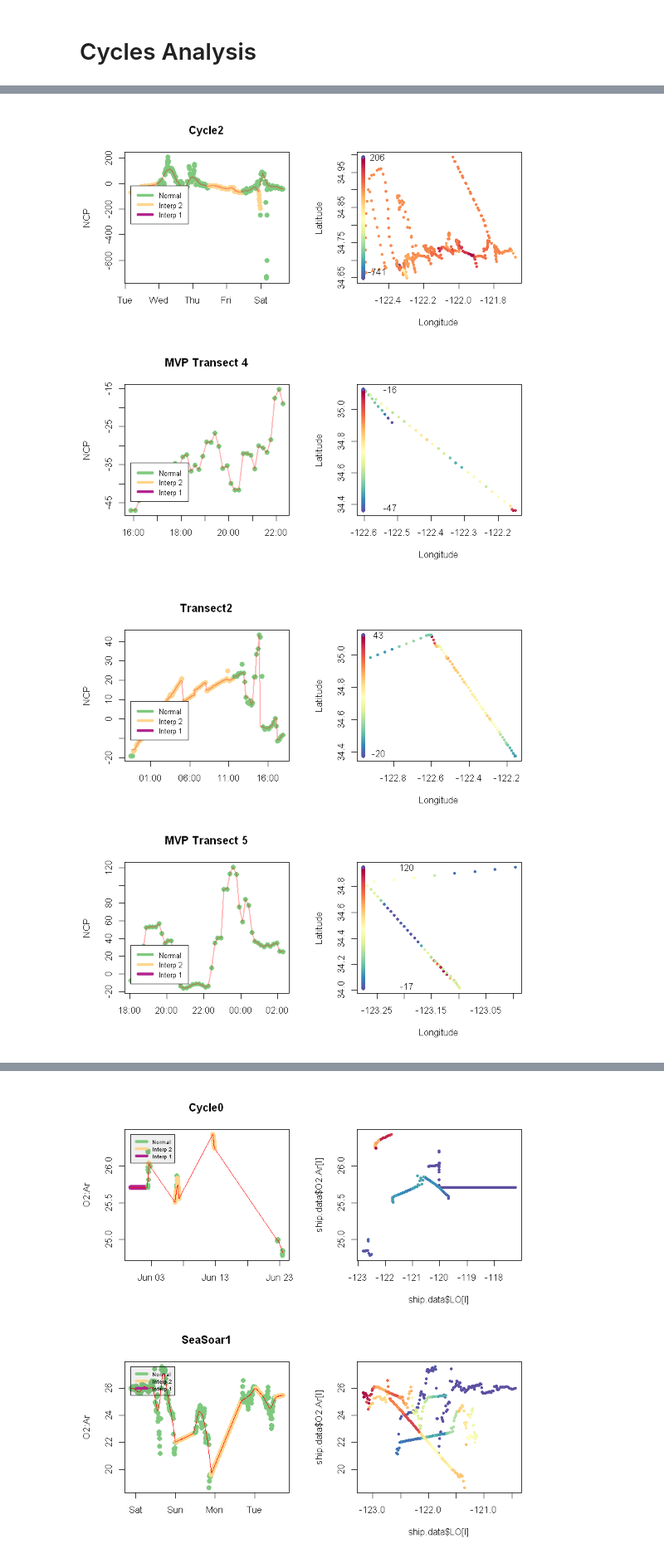
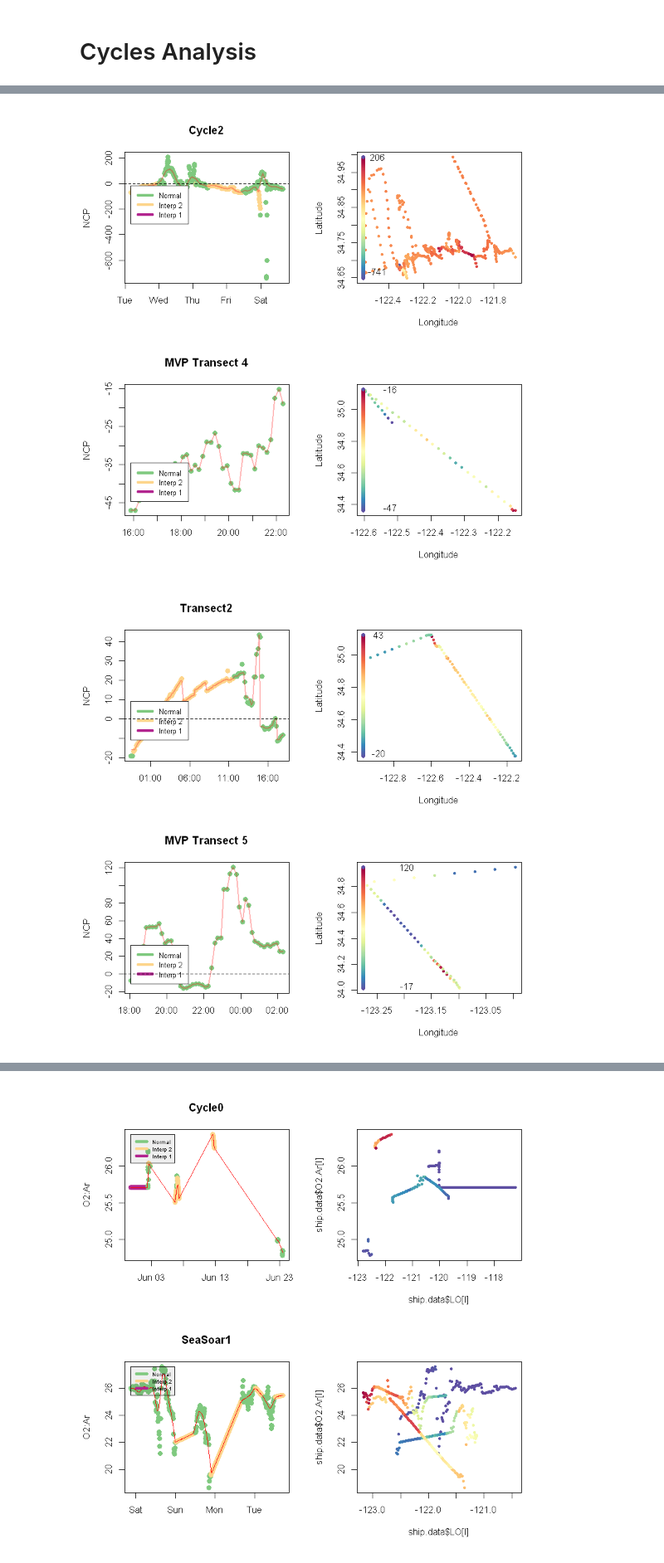
Before and after one commit to tbrycekelly/MIMS-TBK, a Jupyter notebook: NCP Model.ipynb, the cells around one changed output, grey strips where cells are left out. Shown at 83% size. Drawn from its saved outputs; the diff is of its cells as text; code cells hidden in the pictures.

```diff
--- a/NCP Model.ipynb
+++ b/NCP Model.ipynb
@@ -173,8 +173,10 @@ for (i in unique(ship.data$Cycle)) {
     ## Add trendline and legend
     mod = lowess(x = ship.data$DT[l], ship.data$NCP[l], f = 0.05)
     lines(mod, col='#ff000050', lwd=2)
+    lines(x=c(min(ship.data$DT), max(ship.data$DT)), y= c(0, 0), lty=2) # Zero line
     legend(ship.data$DT[l[1]], mean(ship.data$NCP[l]), c('Normal', 'Interp 2', 'Interp 1'),
            col=flag.col[1:3], cex=0.8, lwd=4)
+
 
     #########################
     ## Plot Spatial Extent ##
@@ -193,2 +195,2 @@ for (i in unique(ship.data$Cycle)) {
-[figure, old version]
+[figure, new version]
-[figure, old version]
+[figure, new version]
```
Also changed, not shown: parts of 2 cells of this notebook, 1 other file.
